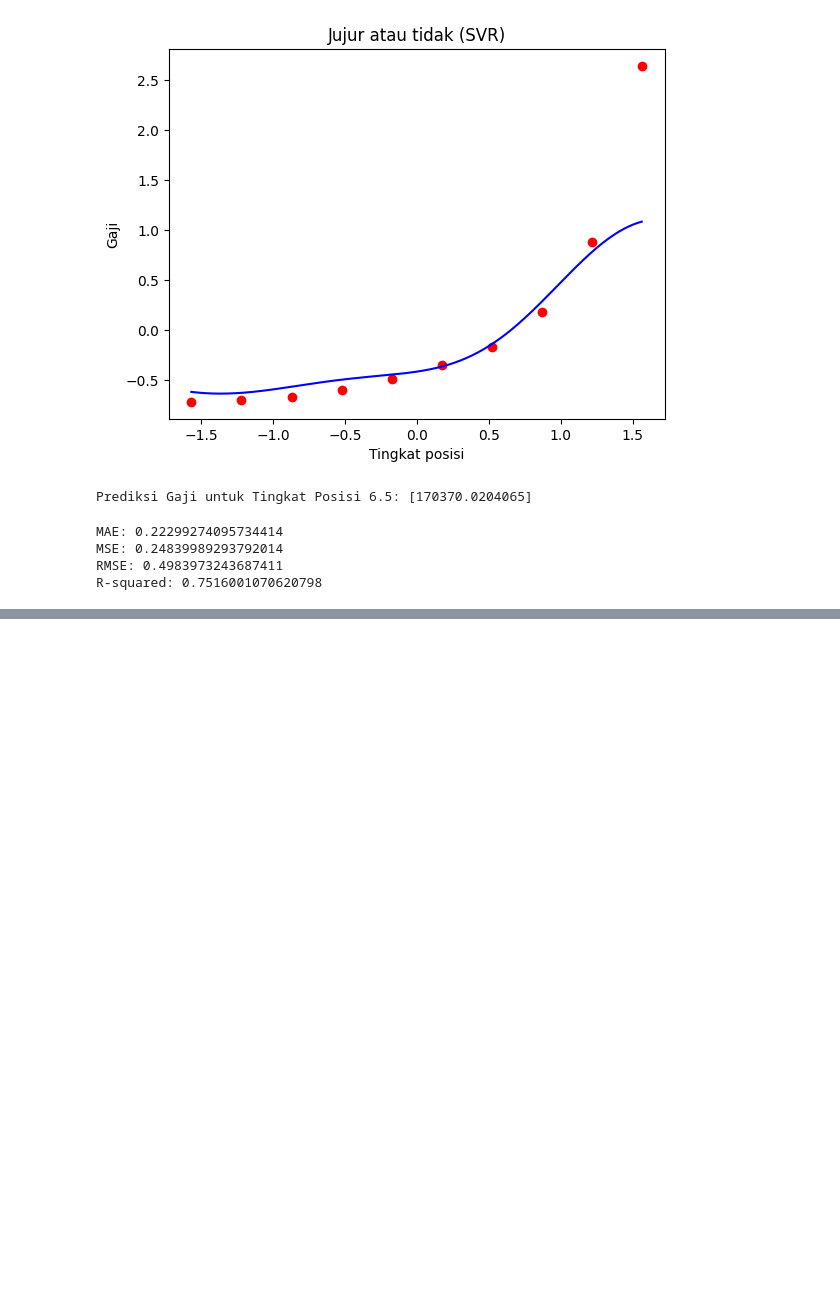
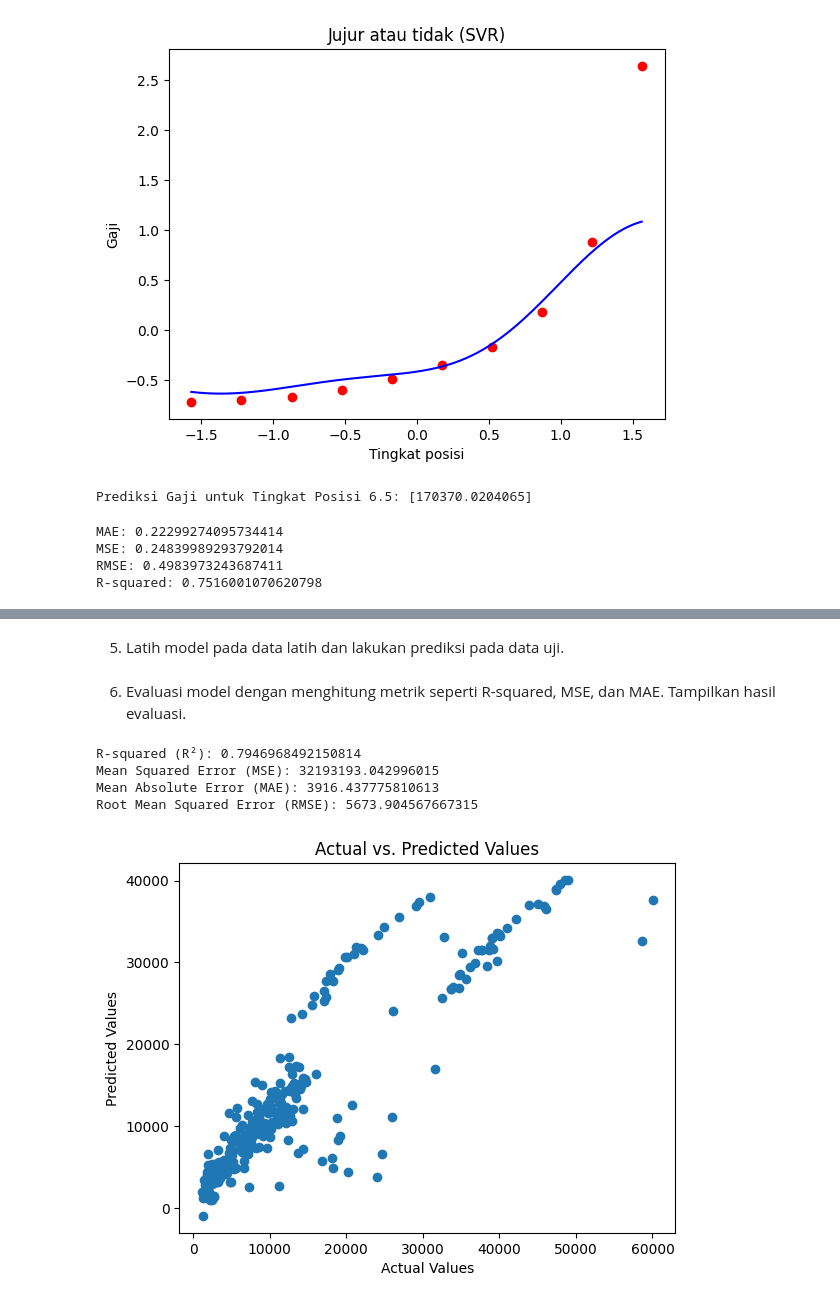
Before and after one commit to DiantoroKadarman/Machine-Learning, a Jupyter notebook: Jobsheet3.ipynb, the cells around one changed output, grey strips where cells are left out. Saved outputs shown, nothing was run; the diff lists cells and outputs as text; code cells hidden in the pictures; blank space fills up the shorter version.

```diff
--- a/Jobsheet3.ipynb
+++ b/Jobsheet3.ipynb
@@ -215,0 +260,6 @@ R-squared: 0.7516001070620798
+# %%
+from sklearn.model_selection import train_test_split
+data = pd.get_dummies(data, drop_first=True)
+X = data.drop('charges', axis=1)
+y = data['charges']
+X_train, X_test, y_train, y_test = train_test_split(X, y, test_size=0.2, random_state=100)
@@ -215,0 +268,5 @@ R-squared: 0.7516001070620798
+# %%
+from sklearn.preprocessing import StandardScaler
+scaler = StandardScaler()
+sc_X_train = scaler.fit_transform(X_train)
+sc_X_test = scaler.transform(X_test)
@@ -215,0 +275,37 @@ R-squared: 0.7516001070620798
+# %%
+from sklearn.linear_model import LinearRegression
+model = LinearRegression()
+# %% [markdown]
+5. Latih model pada data latih dan lakukan prediksi pada data uji.
+# %%
+model.fit(sc_X_train, y_train)
+
+y_predict = model.predict(sc_X_test)
+# %% [markdown]
+6. Evaluasi model dengan menghitung metrik seperti R-squared, MSE, dan MAE. Tampilkan hasil evaluasi.
+# %%
+from sklearn.metrics import mean_squared_error, mean_absolute_error, r2_score
+# menghitung metrik evaluasi
+mse = mean_squared_error(y_test, y_predict)
+mae = mean_absolute_error(y_test, y_predict)
+r2 = r2_score(y_test, y_predict)
+rmse = np.sqrt(mse)
+
+# Tampilkan hasil evaluasi
+print(f"R-squared (R²): {r2}")
+print(f"Mean Squared Error (MSE): {mse}")
+print(f"Mean Absolute Error (MAE): {mae}")
+print(f"Root Mean Squared Error (RMSE): {rmse}")
+# %% [output]
+R-squared (R²): 0.7946968492150814
+Mean Squared Error (MSE): 32193193.042996015
+Mean Absolute Error (MAE): 3916.437775810613
+Root Mean Squared Error (RMSE): 5673.904567667315
+# %%
+plt.scatter(y_test, y_predict)
+plt.xlabel('Actual Values')
+plt.ylabel('Predicted Values')
+plt.title('Actual vs. Predicted Values')
+plt.show()
+# %% [output]
+[figure, added]
```
Also changed, not shown: parts of 8 cells of this notebook.
